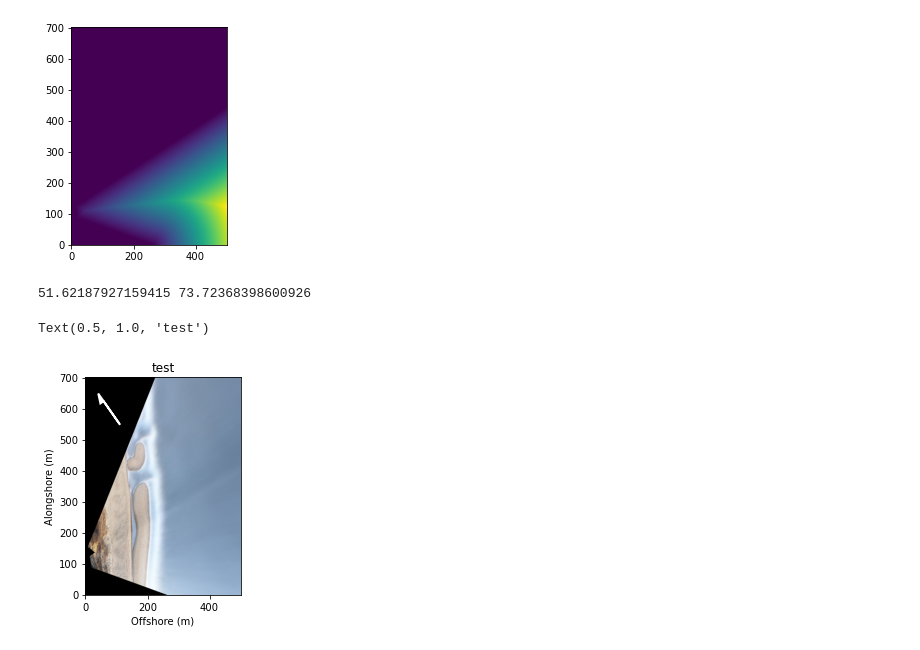
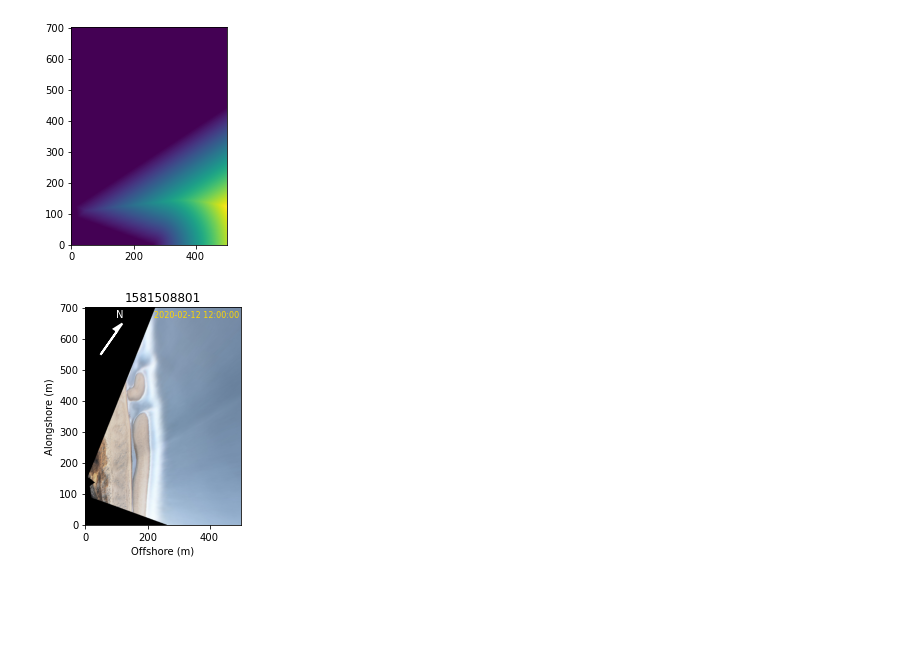
Before and after one commit to csherwood-usgs/CoastCam, a Jupyter notebook: test_chs_caco_rectification.ipynb, the cells around one changed output. Drawn from its saved outputs; the diff is of its cells as text; code cells hidden in the pictures; blank space fills up the shorter version.

Commit message:
plots are done

```diff
--- a/test_chs_caco_rectification.ipynb
+++ b/test_chs_caco_rectification.ipynb
@@ -32,13 +34,13 @@ if s3:
     # read from S3 bucket
     imdir='cmgp-coastcam/cameras/caco-01/products/'
     image_files = ['1600866001.c1.timex.jpg','1600866001.c2.timex.jpg']
-    ftime=filetime2timestr(image_files[0], timezone='eastern')
+    ftime = filetime2timestr(image_files[0], timezone='eastern')
     fs = fsspec.filesystem('s3')
 else:
     # local test files
     imdir='./'
     image_files = ['1581508801.c1.timex.jpg','1581508801.c2.timex.jpg']
-    ftime=filetime2timestr(image_files[0], timezone='eastern')
+    ftime, e = filetime2timestr(image_files[0], timezone='eastern')
 
     fs = None
 
@@ -156,15 +157,18 @@ with fs2.open('s3://cmgp-sfm-public-read-bucket/csherwood/'+ofile,'wb') as fo:
 # %%
+# make an annotated image
 plt.imshow( rectified_image.astype(np.int))
 plt.gca().invert_yaxis()
 plt.xlabel('Offshore (m)')
 plt.ylabel('Alongshore (m)')
+# make a North arrow
 angr = calibration.local_origin['angd']*np.pi/180.
 dx = np.cos(angr)*90.
 dy = np.sin(angr)*90.
-print(dx,dy)
-plt.arrow(110,550,-dx,dy,linewidth=2,head_width=25,head_length=30,color='white',shape='right')
-plt.title('test')
+plt.arrow(50,550,dx,dy,linewidth=2,head_width=25,head_length=30,color='white',shape='right')
+plt.text(100,670,'N',color='white')
+plt.text(220,670,ftime,fontsize=8,color='gold')
+plt.title(e)
+fp = e+'.rectified.png'
+plt.savefig(fp,dpi=200)
 # %% [output]
-51.62187927159415 73.72368398600926
-Text(0.5, 1.0, 'test')
-[figure, old version]
+[figure, new version]
```
Also changed, not shown: parts of 12 cells of this notebook, 2 other files.
